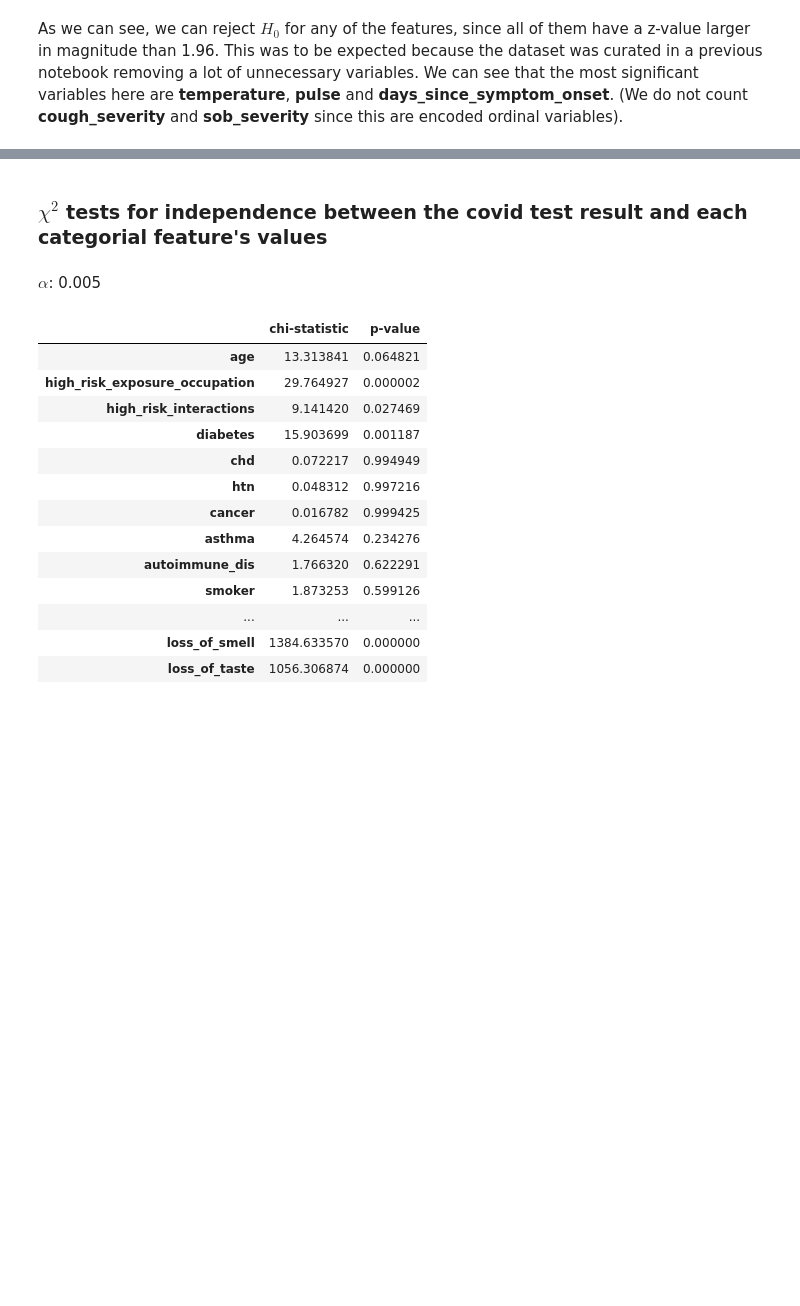
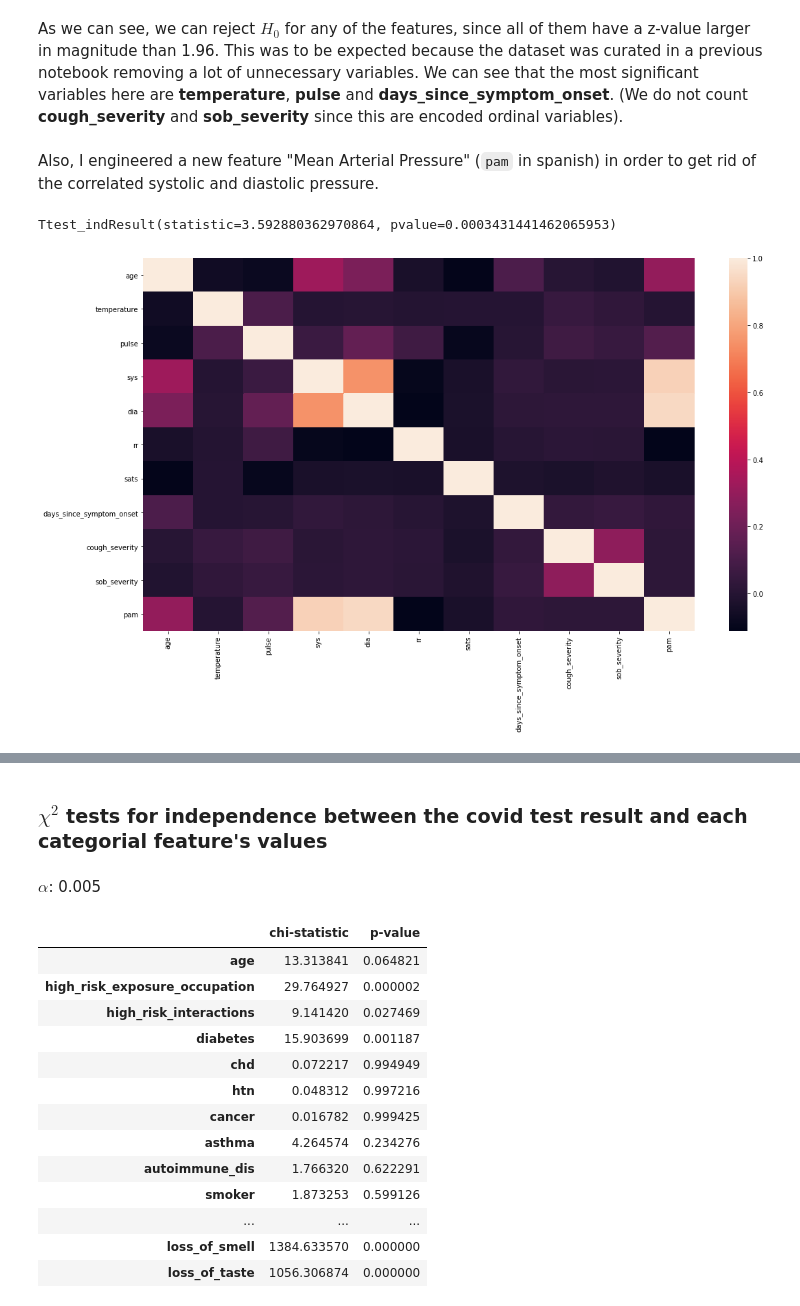
Before and after one commit to Sir-Slade/covid_prediction_project, a Jupyter notebook: PredictorExperimentsClean.ipynb, the cells around one changed output, grey strips where cells are left out. Drawn from its saved outputs; the diff is of its cells as text; code cells hidden in the pictures; blank space fills up the shorter version.

```diff
--- a/PredictorExperimentsClean.ipynb
+++ b/PredictorExperimentsClean.ipynb
@@ -327,2 +330,18 @@ significance_tests.style.apply(highlight_max, axis=1, subset=["p-value"])
 # %% [markdown]
 As we can see, we can reject $H_{0}$ for any of the features, since all of them have a z-value larger in magnitude than 1.96. This was to be expected because the dataset was curated in a previous notebook removing a lot of unnecessary variables. We can see that the most significant variables here are <b>temperature</b>, <b>pulse</b> and <b>days_since_symptom_onset</b>. (We do not count <b>cough_severity</b> and <b>sob_severity</b> since this are encoded ordinal variables).
+# %% [markdown]
+Also, I engineered a new feature "Mean Arterial Pressure" (`pam` in spanish) in order to get rid of the correlated systolic and diastolic pressure.
+# %%
+def calculate_pam(data_x):
+    return data_x["dia"] + ((data_x["sys"] - data_x["dia"])/3)
+
+pam = calculate_pam(X)
+print(ttest_ind(pam[(y == "Positive")], pam[(y == "Negative")], equal_var=False, nan_policy="omit"))
+# %% [output]
+Ttest_indResult(statistic=3.592880362970864, pvalue=0.0003431441462065953)
+# %%
+plt.figure(figsize=(18, 10))
+sns.heatmap(pd.concat([X[significance_tests.index], pam], axis=1).corr(), xticklabels=list(significance_tests.index) + ["pam"], yticklabels= list(significance_tests.index) + ["pam"])
+plt.show()
+# %% [output]
+[figure, added]
```
Also changed, not shown: parts of 12 cells of this notebook, 1 other file.
